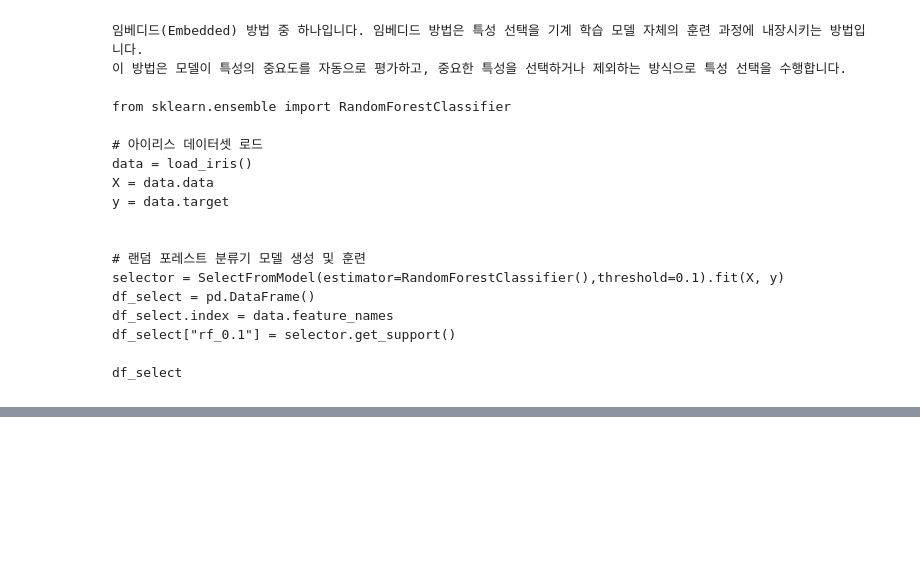
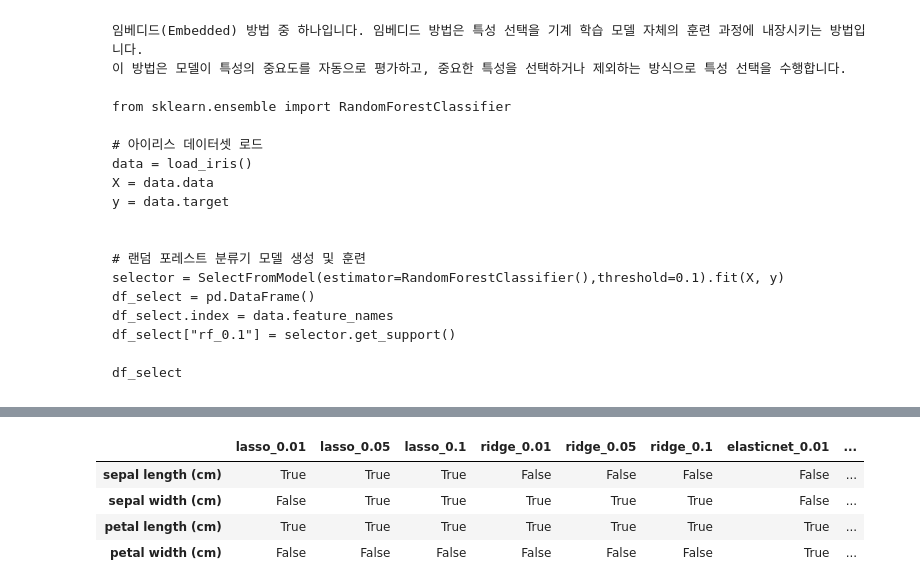
Before and after one commit to juno-bara/7_tutoring, a Jupyter notebook: tutoring_4.ipynb, the cells around one changed output, grey strips where cells are left out. Drawn from its saved outputs; the diff is of its cells as text; code cells hidden in the pictures; blank space fills up the shorter version.

```diff
--- a/tutoring_4.ipynb
+++ b/tutoring_4.ipynb
@@ -429,3 +485,65 @@ df_select
 | sepal width (cm) | False |
 | petal length (cm) | True |
 | petal width (cm) | True |
+# %%
+from sklearn.feature_selection import SelectFromModel
+from sklearn.linear_model import LogisticRegression,ElasticNet
+
+# 아이리스 데이터 로드
+iris = load_iris()
+x_train = iris.data
+y_train = iris.target
+
+# 특성 선택을 저장할 데이터프레임 생성
+df_select = pd.DataFrame()
+df_select.index = data.feature_names
+
+# L1 규제를 적용한 특성 선택 수행
+selector = SelectFromModel(estimator=LogisticRegression(penalty='l1', solver='liblinear', C=0.01)).fit(x_train, y_train)
+df_select["lasso_0.01"] = selector.get_support()
+
+selector = SelectFromModel(estimator=LogisticRegression(penalty='l1', solver='liblinear', C=0.05)).fit(x_train, y_train)
+df_select["lasso_0.05"] = selector.get_support()
+
+selector = SelectFromModel(estimator=LogisticRegression(penalty='l1', solver='liblinear', C=0.1)).fit(x_train, y_train)
+df_select["lasso_0.1"] = selector.get_support()
+
+# L2 규제를 적용한 특성 선택 수행
+selector = SelectFromModel(estimator=LogisticRegression(penalty='l2', solver='liblinear', C=0.01)).fit(x_train, y_train)
+df_select["ridge_0.01"] = selector.get_support()
+
+selector = SelectFromModel(estimator=LogisticRegression(penalty='l2', solver='liblinear', C=0.05)).fit(x_train, y_train)
+df_select["ridge_0.05"] = selector.get_support()
+
+selector = SelectFromModel(estimator=LogisticRegression(penalty='l2', solver='liblinear', C=0.1)).fit(x_train, y_train)
+df_select["ridge_0.1"] = selector.get_support()
+
+# ElasticNet 규제를 적용한 특성 선택 수행
+selector = SelectFromModel(estimator=ElasticNet(alpha=0.01, l1_ratio=0.5)).fit(x_train, y_train)
+df_select["elasticnet_0.01"] = selector.get_support()
+
+selector = SelectFromModel(estimator=ElasticNet(alpha=0.05, l1_ratio=0.5)).fit(x_train, y_train)
+df_select["elasticnet_0.05"] = selector.get_support()
+
+selector = SelectFromModel(estimator=ElasticNet(alpha=0.1, l1_ratio=0.5)).fit(x_train, y_train)
+df_select["elasticnet_0.1"] = selector.get_support()
+
+# 랜덤 포레스트 분류기 모델 생성 및 훈련
+selector = SelectFromModel(estimator=RandomForestClassifier(),threshold=0.1).fit(X, y)
+df_select["rf_0.1"] = selector.get_support()
+
+selector = SelectFromModel(estimator=RandomForestClassifier(),threshold=0.2).fit(X, y)
+df_select["rf_0.2"] = selector.get_support()
+selector = SelectFromModel(estimator=RandomForestClassifier(),threshold=0.3).fit(X, y)
+df_select["rf_0.3"] = selector.get_support()
+
+
+df_select["true_sum"] = df_select.sum(axis=1)
+
+df_select
+# %% [output]
+|  | lasso_0.01 | lasso_0.05 | lasso_0.1 | ridge_0.01 | ridge_0.05 | ridge_0.1 | elasticnet_0.01 | ... |
+| sepal length (cm) | True | True | True | False | False | False | False | ... |
+| sepal width (cm) | False | True | True | True | True | True | False | ... |
+| petal length (cm) | True | True | True | True | True | True | True | ... |
+| petal width (cm) | False | False | False | False | False | False | True | ... |
```
Also changed, not shown: parts of 6 cells of this notebook, 1 other file.
